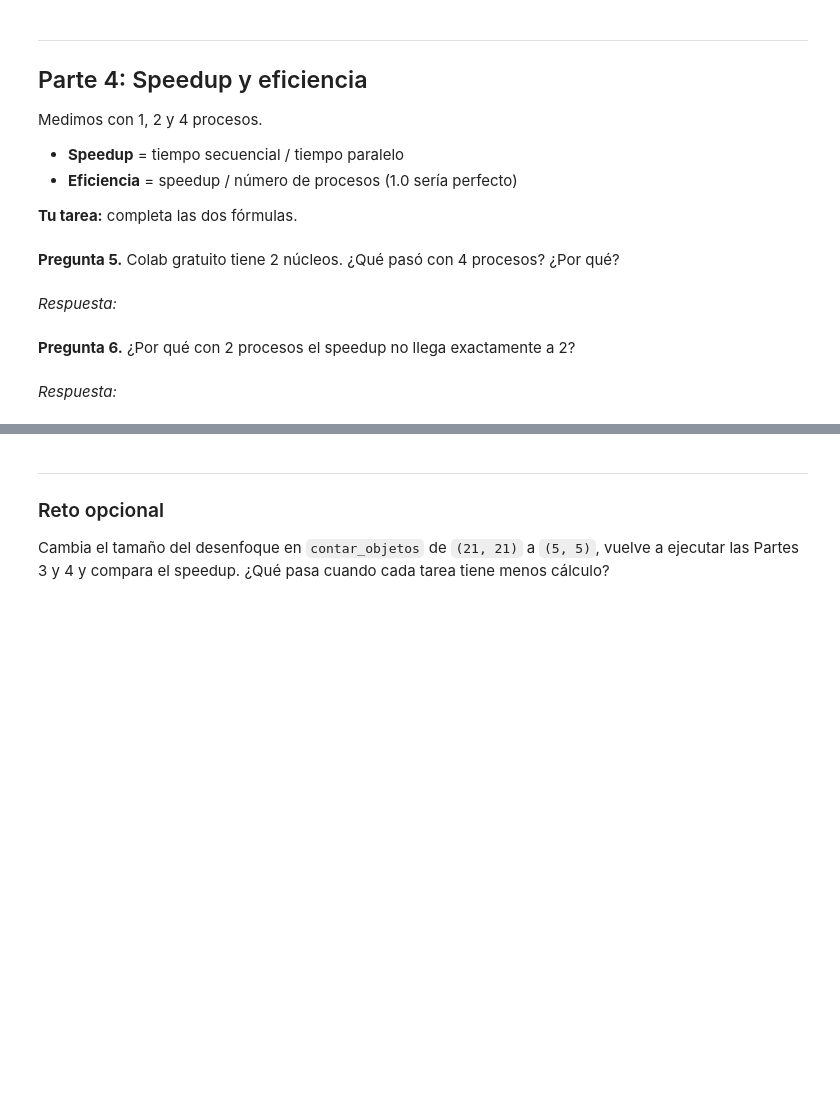
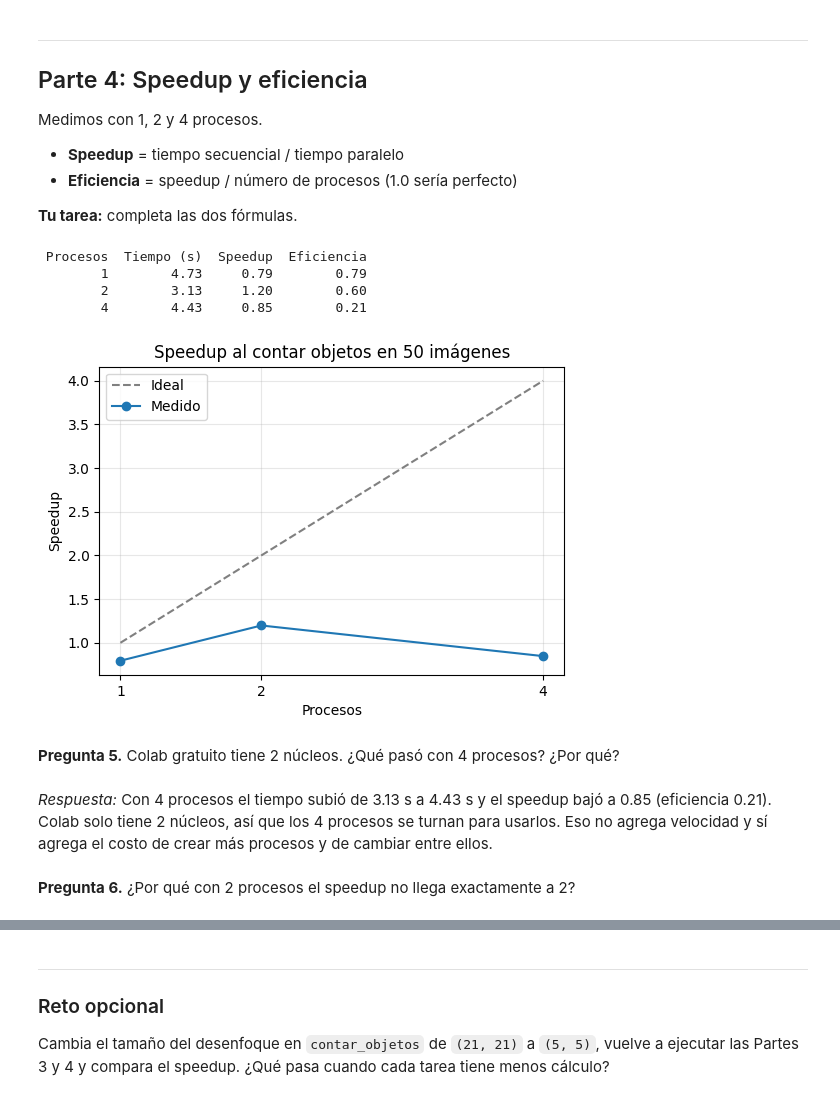
Before and after one commit to austraraptor/2025_UNAP, a Jupyter notebook: Lab_Imagenes_en_paralelo.ipynb, the cells around one changed output, grey strips where cells are left out. Cells and saved outputs as stored; diff of their text form; code cells hidden in the pictures; blank space fills up the shorter version.

Commit message:
Se creó con Colab

```diff
--- a/Lab_Imagenes_en_paralelo.ipynb
+++ b/Lab_Imagenes_en_paralelo.ipynb
@@ -123,7 +125,7 @@ print(f"Con lazos, 10 000 píxeles: {t_for*1000:.1f} ms")
 R, G, B = foto[:, :, 0].astype(float), foto[:, :, 1].astype(float), foto[:, :, 2].astype(float)
 
 t0 = time.perf_counter()
-gris = COMPLETAR                       # fórmula de grises con R, G y B
+gris = 0.299 * R + 0.587 * G + 0.114 * B                       # fórmula de grises con R, G y B
 t_np = time.perf_counter() - t0
 
 if _tiene_completar(gris):
@@ -211,8 +225,8 @@ print(f"Secuencial: {t_seq:.2f} s   aciertos: {aciertos}/50")
 # %% [markdown]
 **Tu tarea:** reparte las 50 imágenes con `Pool.map`. ¿Qué función? ¿Sobre qué datos?
 # %%
-funcion = COMPLETAR
-datos   = COMPLETAR
+funcion = contar_objetos
+datos   = rutas
 
 if _tiene_completar([funcion, datos]):
     falta("Pool.map")
@@ -244,31 +262,35 @@ Medimos con 1, 2 y 4 procesos.
 # %%
 procesos = [1, 2, 4]
 tiempos, speedups, eficiencias = [], [], []
 for p in procesos:
     t0 = time.perf_counter()
     with Pool(p) as pool:
         pool.map(contar_objetos, rutas)
     t = time.perf_counter() - t0
-    s = COMPLETAR              # speedup
-    e = COMPLETAR              # eficiencia
+    s = t_seq / t             # speedup
+    e = s / p             # eficiencia
     tiempos.append(t); speedups.append(s); eficiencias.append(e)
 
 if _tiene_completar(speedups + eficiencias):
     falta("Speedup y eficiencia")
 else:
     print(f"{'Procesos':>9} {'Tiempo (s)':>11} {'Speedup':>8} {'Eficiencia':>11}")
     for p, t, s, e in zip(procesos, tiempos, speedups, eficiencias):
         print(f"{p:>9} {t:>11.2f} {s:>8.2f} {e:>11.2f}")
     plt.figure(figsize=(6, 4))
     plt.plot(procesos, procesos, "--", color="gray", label="Ideal")
     plt.plot(procesos, speedups, "o-", label="Medido")
     plt.xlabel("Procesos"); plt.ylabel("Speedup"); plt.xticks(procesos)
     plt.title("Speedup al contar objetos en 50 imágenes"); plt.legend(); plt.grid(alpha=0.3); plt.show()
+# %% [output]
+ Procesos  Tiempo (s)  Speedup  Eficiencia
+        1        4.73     0.79        0.79
+        2        3.13     1.20        0.60
+        4        4.43     0.85        0.21
+[figure, added]
 # %% [markdown]
 **Pregunta 5.** Colab gratuito tiene 2 núcleos. ¿Qué pasó con 4 procesos? ¿Por qué?
-# %% [markdown]
-*Respuesta:*
+# %% [markdown]
+*Respuesta:* Con 4 procesos el tiempo subió de 3.13 s a 4.43 s y el speedup bajó a 0.85 (eficiencia 0.21). Colab solo tiene 2 núcleos, así que los 4 procesos se turnan para usarlos. Eso no agrega velocidad y sí agrega el costo de crear más procesos y de cambiar entre ellos.
 # %% [markdown]
 **Pregunta 6.** ¿Por qué con 2 procesos el speedup no llega exactamente a 2?
-# %% [markdown]
-*Respuesta:*
```
Also changed, not shown: parts of 16 cells of this notebook.
